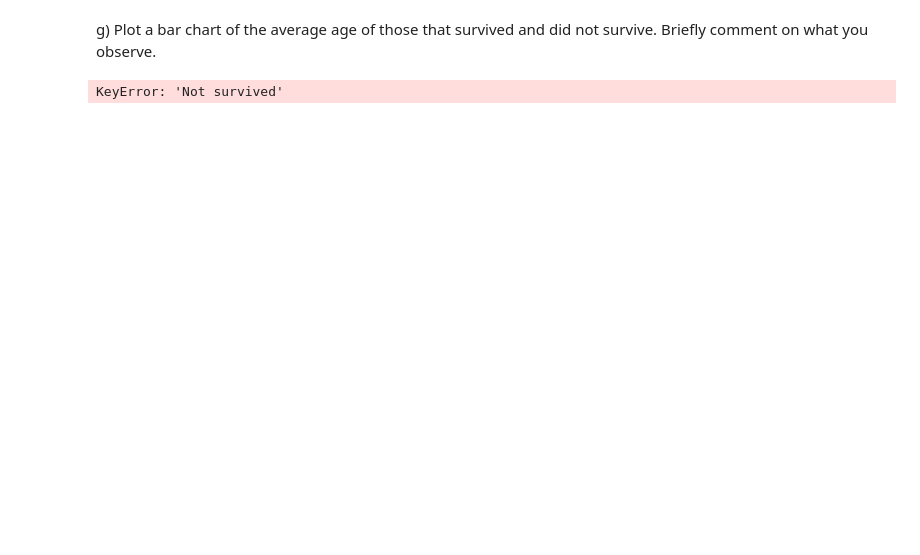
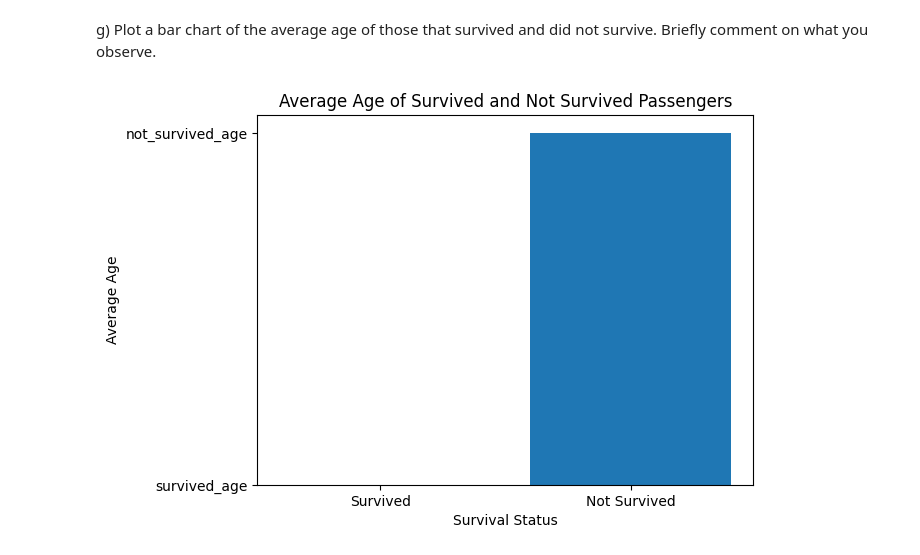
Before and after one commit to charlesson7777/Data-Science-Fundamentals, a Jupyter notebook: lecture_02/worksheet_02.ipynb, the cells around one changed output. Drawn from its saved outputs; the diff is of its cells as text; code cells hidden in the pictures; blank space fills up the shorter version.

```diff
--- a/lecture_02/worksheet_02.ipynb
+++ b/lecture_02/worksheet_02.ipynb
@@ -157,15 +157,15 @@ g) Plot a bar chart of the average age of those that survived and did not surviv
 # %%
 import matplotlib.pyplot as plt
 
-survived_age = df[df['Survived'] == 1]['Age'].mean
-not_survived_age = df[df['Not survived'] == 0]['Age'].mean
+df['survived_age'] = df[df['Survived'] == 1]['Age'].mean()
+df['not_survived_age'] = df[df['Survived'] == 0]['Age'].mean()
 
-plt.bar(['Survived', 'Not Survived'], [survived_age, not_survived_age])
+plt.bar(['Survived', 'Not Survived'], ['survived_age', 'not_survived_age'])
 plt.xlabel('Survival Status')
 plt.ylabel('Average Age')
 plt.title('Average Age of Survived and Not Survived Passengers')
 plt.show()
 
 df.head()
 # %% [output]
-KeyError: 'Not survived'
+[figure, added]
```
Also changed, not shown: parts of 1 cell of this notebook.
